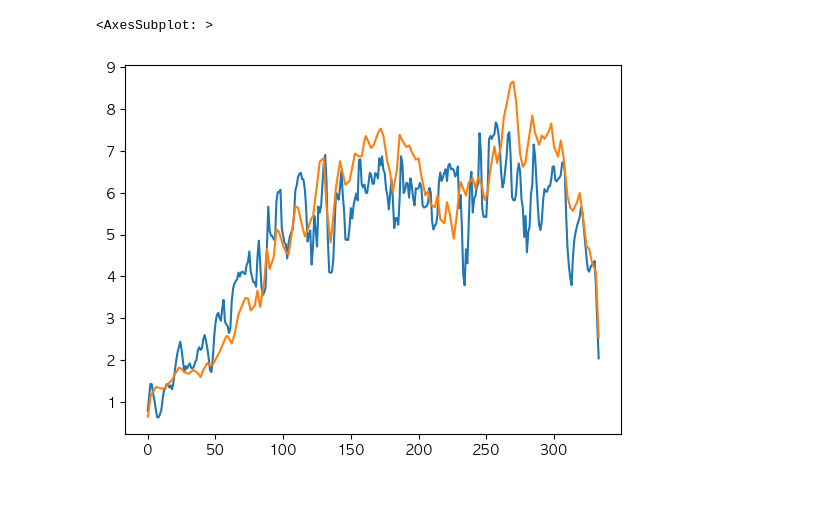
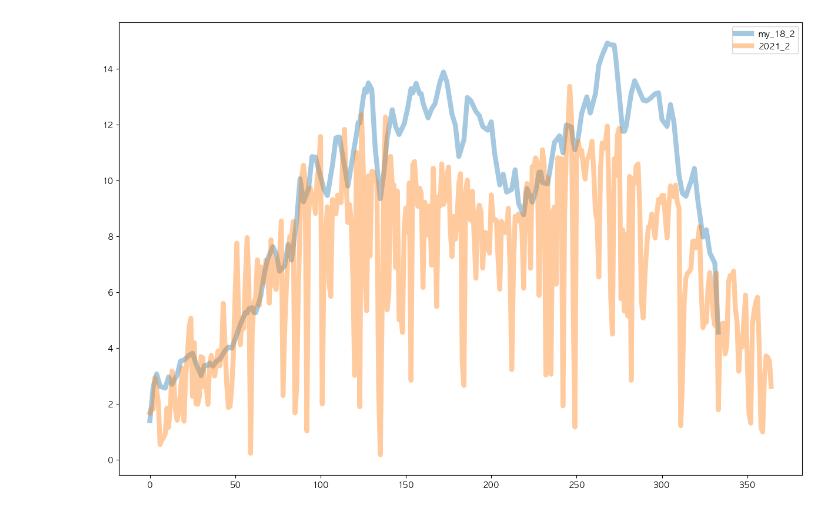
Before and after one commit to portion-jack/Competition_UOS_bycicle_prediction, a Jupyter notebook: __final/01_final_preprocessing.ipynb, the cells around one changed output. Cells and saved outputs as stored; diff of their text form; code cells hidden in the pictures.

```diff
--- a/__final/01_final_preprocessing.ipynb
+++ b/__final/01_final_preprocessing.ipynb
@@ -104,5 +61,0 @@ df.groupby('주')[df.columns[:4]].mean().plot()
-# %%
-df_2018 = df[df.index.year == 2018]
-df_2019 = df[df.index.year == 2019]
-df_2020 = df[df.index.year == 2020]
-df_2021 = df[df.index.year == 2021]
@@ -164,4 +61,0 @@ sample_submission['주']=sample_submission['주'].apply(lambda x: 1 if x==52 els
-# %%
-temp=pd.merge(sample_submission,my_temp,on=['주말평일','주'])
-my=temp.iloc[:,4:]
-my=my.iloc[:,-4:]
@@ -178 +95,17 @@ temp=df_2021.iloc[:len(my),:4]
+# %%
+my_18 = my.copy()
+# %%
+my_18.iloc[:,0]=my_18.iloc[:,0]*1.8
+my_18.iloc[:,1]=my_18.iloc[:,1]*1.8
+my_18.iloc[:,2]=my_18.iloc[:,2]*1.8
+my_18.iloc[:,3]=my_18.iloc[:,3]*1.8
+# %%
+for i in [2]:
+    my_18.reset_index(drop=True).iloc[:,i].plot(label = f'my_18_{i}',figsize=(15,10),alpha=0.4,lw=6)
+    df_2021.reset_index(drop=True).iloc[:,i].plot(label = f'2021_{i}',figsize=(15,10),alpha=0.4,lw=6)
+
+plt.legend()
+plt.show()
+# %% [output]
+[figure, added]
 # %%
@@ -181,6 +113,0 @@ for col in temp.columns:
-# %%
-temp.reset_index(drop=True).iloc[:,3].plot()
-(my.iloc[:,3]*1.6).plot()
-# %% [output]
-<AxesSubplot: >
-[figure, removed]
```
Also changed, not shown: parts of 27 cells of this notebook, 4 other files.
